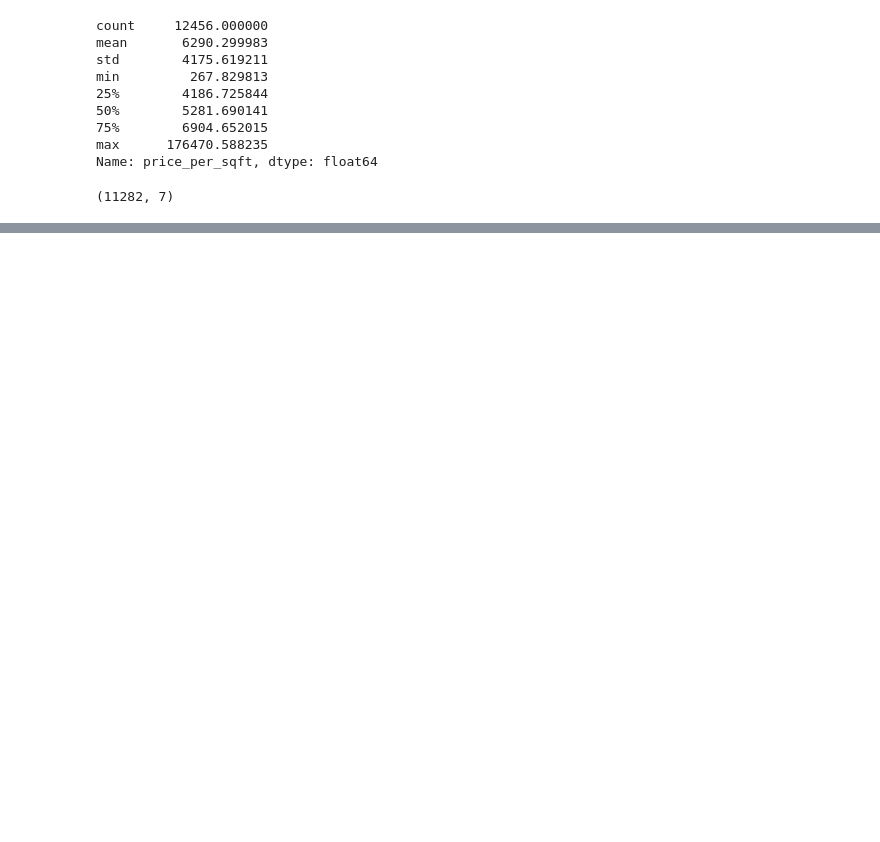
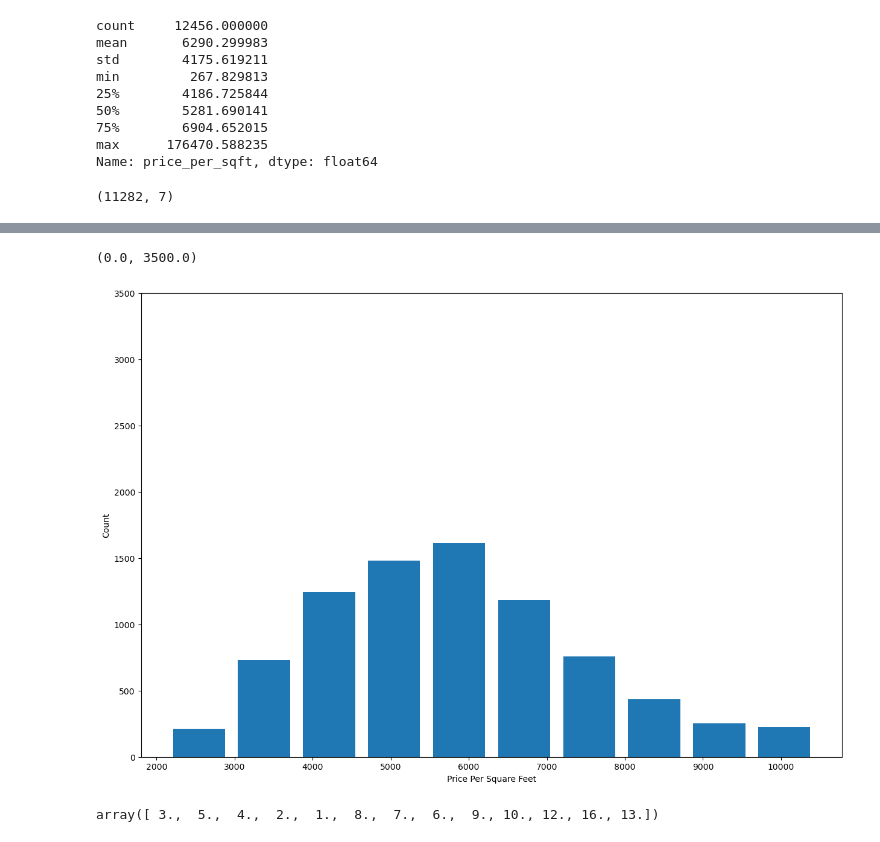
Before and after one commit to tleelat/BangaloreRealEstate, a Jupyter notebook: maincode.ipynb, the cells around one changed output, grey strips where cells are left out. Cells and saved outputs as stored; diff of their text form; code cells hidden in the pictures; blank space fills up the shorter version.

```diff
--- a/maincode.ipynb
+++ b/maincode.ipynb
@@ -339,0 +345,17 @@ scatter_plot(df7,'Hebbal')
+# %%
+#create a count bar chart for price per sq feet
+
+plt.hist(df8.price_per_sqft,rwidth=0.8)
+plt.xlabel("Price Per Square Feet")
+plt.ylabel("Count")
+# plt.yticks(range(0, int(max(df8.price_per_sqft)), 500))
+# plt.xticks(range(0, int(max(df8.price_per_sqft)), 5000))
+plt.ylim(0,3500)
+# %% [output]
+(0.0, 3500.0)
+[figure, added]
+# %%
+#Outliers for bathrooms
+df8.bath.unique()
+# %% [output]
+array([ 3.,  5.,  4.,  2.,  1.,  8.,  7.,  6.,  9., 10., 12., 16., 13.])
```
Also changed, not shown: parts of 32 cells of this notebook.
